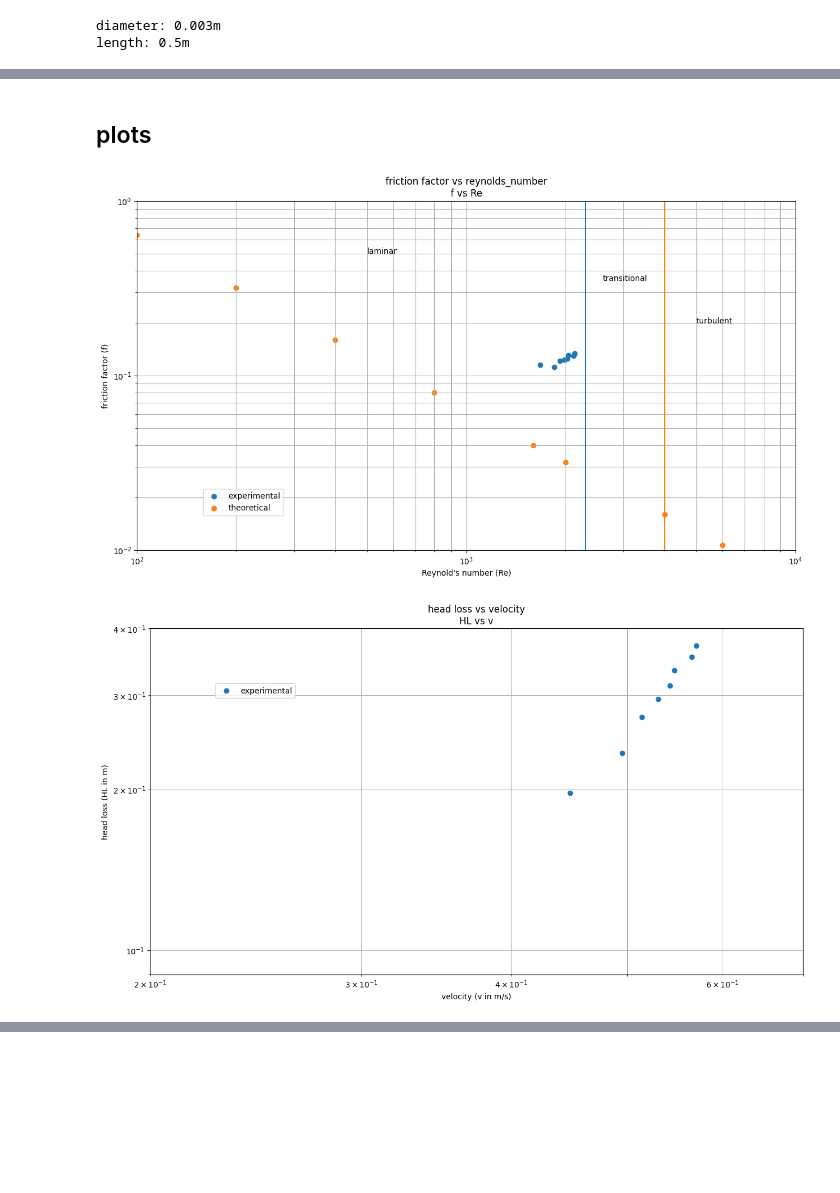
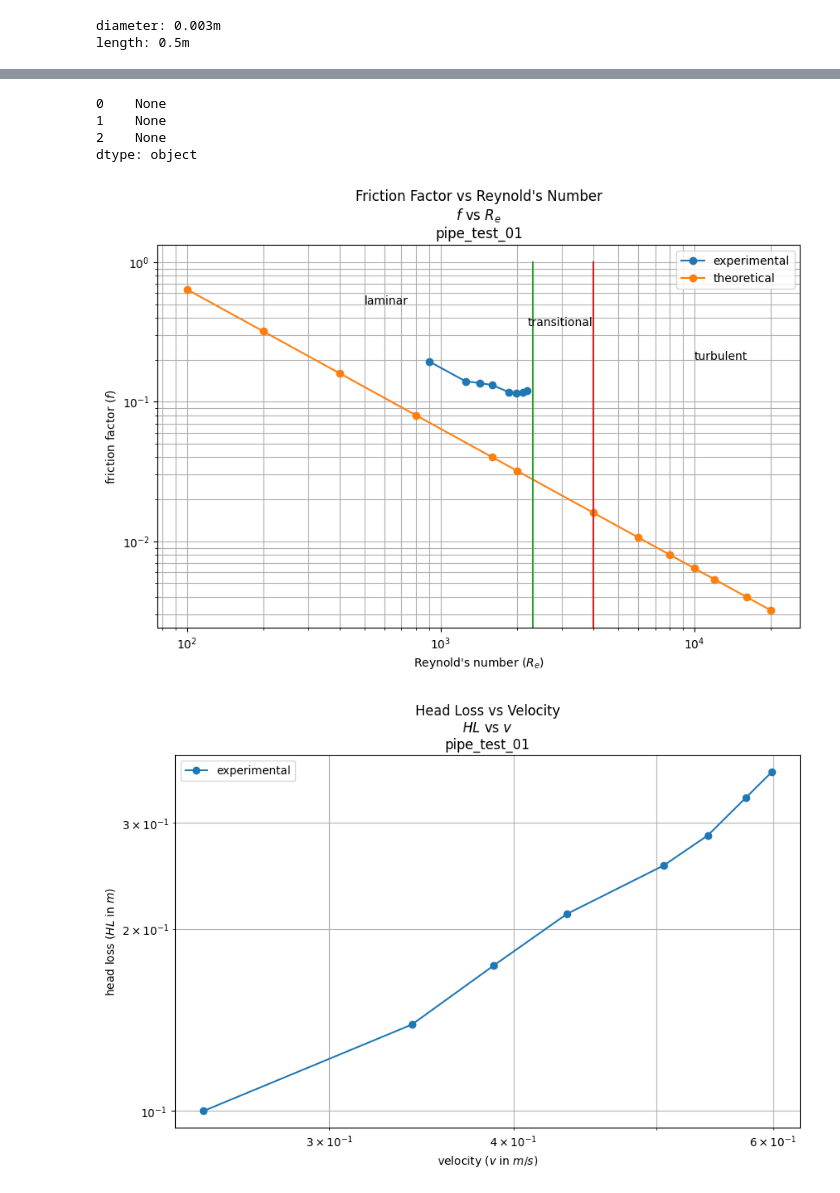
Before and after one commit to Holger-Paxi/Fluid_Mechanics, a Jupyter notebook: Assessment_Task_3_pipe_test.ipynb, the cells around one changed output, grey strips where cells are left out. Saved outputs shown, nothing was run; the diff lists cells and outputs as text; code cells hidden in the pictures; blank space fills up the shorter version.

```diff
--- a/Assessment_Task_3_pipe_test.ipynb
+++ b/Assessment_Task_3_pipe_test.ipynb
@@ -101,6 +148,0 @@ input_file
-# %%
-test_ = pd.read_csv(filepath_or_buffer=input_file)
-temperature = float(test_.iloc[9,0])
-test_ = test_[:-2]
-kinematic_viscosity = water_kinematic_viscosity[water_kinematic_viscosity.temperature == temperature].iloc[0,1]
-test_
@@ -209,6 +150,0 @@ input_file
-# %%
-test_ = pd.read_csv(filepath_or_buffer=input_file)
-temperature = float(test_.iloc[9,0])
-test_ = test_[:-2]
-kinematic_viscosity = water_kinematic_viscosity[water_kinematic_viscosity.temperature == temperature].iloc[0,1]
-test_
@@ -317,6 +150,0 @@ input_file
-# %%
-test_ = pd.read_csv(filepath_or_buffer=input_file)
-temperature = float(test_.iloc[9,0])
-test_ = test_[:-2]
-kinematic_viscosity = water_kinematic_viscosity[water_kinematic_viscosity.temperature == temperature].iloc[0,1]
-test_
@@ -378,38 +150,0 @@ test_
-# %% [markdown]
-## plots
-# %%
-fig1, ax1 = plt.subplots(figsize=(15,8))
-ax1.scatter(test_.reynolds_number, test_.friction_factor, label='experimental')
-ax1.scatter(theoretical_values.reynolds_number, theoretical_values.friction_factor, label='theoretical')
-ax1.plot([2300,2300], [0.01, 1])
-ax1.plot([4000,4000], [0.01, 1])
-ax1.legend(loc=(.1,.1))
-plt.xlim(100,10000)
-plt.ylim(0.01,1)
-plt.xscale('log')
-plt.yscale('log')
-plt.grid(which='minor')
-plt.grid(which='major')
-plt.title('friction factor vs reynolds_number\nf vs Re')
-plt.xlabel('Reynold\'s number (Re)')
-plt.ylabel('friction factor (f)')
-plt.text(x=5000, y=0.2, s='turbulent')
-plt.text(x=2600, y=0.35, s='transitional')
-plt.text(x=500, y=0.5, s='laminar');
-# %% [output]
-[figure, removed]
-# %%
-fig2, ax2 = plt.subplots(figsize=(15,8))
-ax2.scatter(test_.velocity, test_.head_loss, label='experimental')
-ax2.legend(loc=(.1,.8))
-plt.xlim(0.2,0.7)
-plt.ylim(0.09,0.4)
-plt.xscale('log')
-plt.yscale('log')
-plt.grid(which='major')
-plt.grid(which='minor')
-plt.title('head loss vs velocity\nHL vs v')
-plt.xlabel('velocity (v in m/s)')
-plt.ylabel('head loss (HL in m)');
-# %% [output]
-[figure, removed]
@@ -415,0 +214,3 @@ plt.ylabel('head loss (HL in m)');
+# %%
+measurements.apply(func=lambda arg: calculations(arg.file_path, arg.file_name), axis=1)
+# %% [output]
@@ -415,0 +234,6 @@ plt.ylabel('head loss (HL in m)');
+0    None
+1    None
+2    None
+dtype: object
+[figure, added]
+[figure, added]
```
Also changed, not shown: parts of 49 cells of this notebook, 20 other files.
